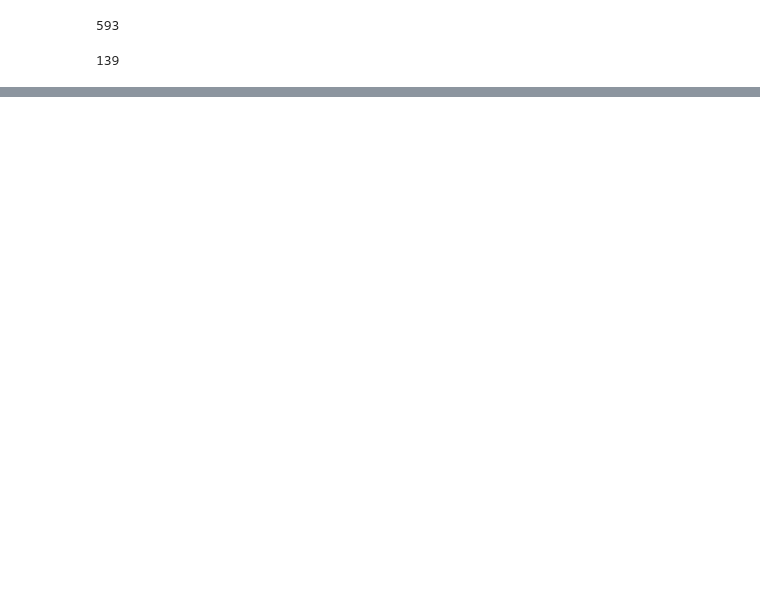
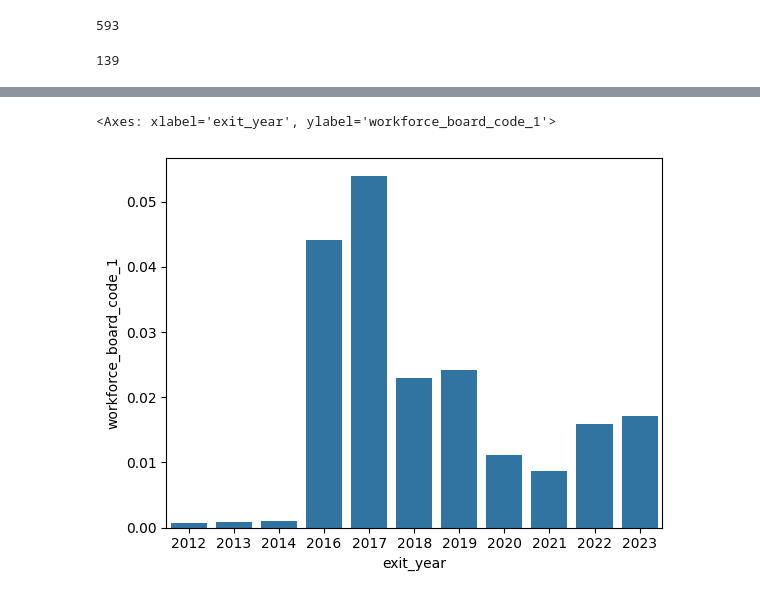
Before and after one commit to jcanedy/retrainability-index, a Jupyter notebook: scripts/create_workforce_boards.ipynb, the cells around one changed output, grey strips where cells are left out. Drawn from its saved outputs; the diff is of its cells as text; code cells hidden in the pictures; blank space fills up the shorter version.

```diff
--- a/scripts/create_workforce_boards.ipynb
+++ b/scripts/create_workforce_boards.ipynb
@@ -419,0 +447,7 @@ df.to_csv("data/processed/workforce_boards.csv")
+# %%
+s = np.sum(df_merge[df_merge["program_year"].isna()].groupby("exit_year")["workforce_board_code_1"].count())
+
+sns.barplot(df_merge[df_merge["program_year"].isna()].groupby("exit_year")["workforce_board_code_1"].count() / 14486891)
+# %% [output]
+<Axes: xlabel='exit_year', ylabel='workforce_board_code_1'>
+[figure, added]
```
Also changed, not shown: parts of 16 cells of this notebook, 20 other files.
